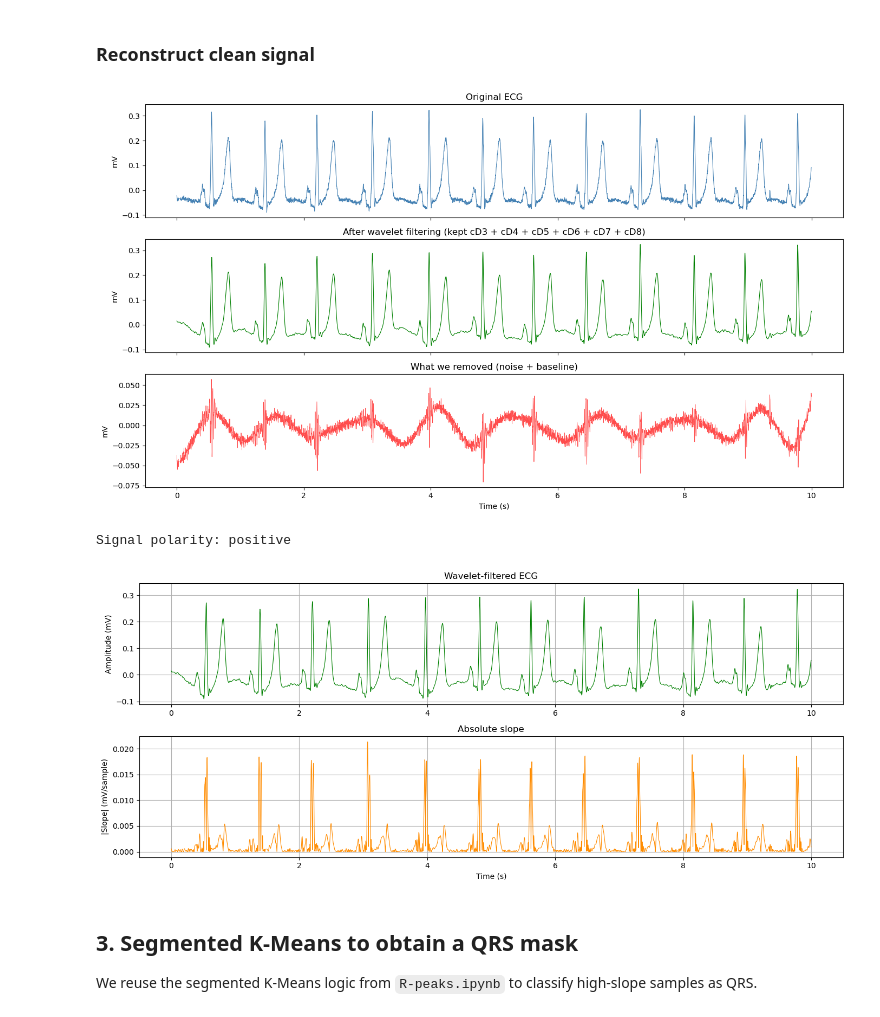
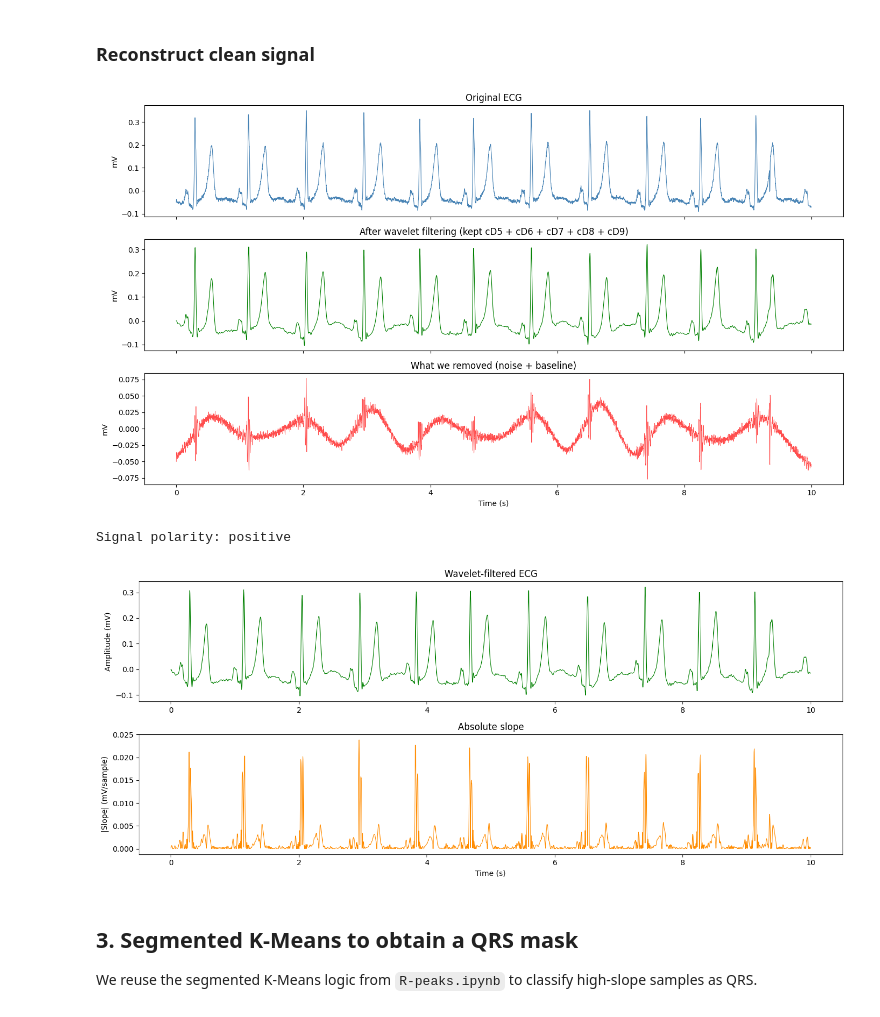
Before and after one commit to iomullony/R-Peaks, a Jupyter notebook: ECGRDVQ R-peaks.ipynb, the cells around one changed output. Drawn from its saved outputs; the diff is of its cells as text; code cells hidden in the pictures.

```diff
--- a/ECGRDVQ R-peaks.ipynb
+++ b/ECGRDVQ R-peaks.ipynb
@@ -23,7 +23,7 @@ def load_ecgrdvq_record(drug_name: str = "Ranolazine"):
     print(available_drugs)
 
     # Filter by drug and take the first available record
-    record_row = clinical_df[clinical_df["EXTRT"] == drug_name].iloc[0]
+    record_row = clinical_df[clinical_df["EXTRT"] == drug_name].iloc[1]
 
     subject_id = str(int(record_row["RANDID"]))  # Subject folder name
     record_id = record_row["EGREFID"]            # WFDB record name (without extension)
@@ -51,7 +51,7 @@ def load_ecgrdvq_record(drug_name: str = "Ranolazine"):
 
 
 # Load one example record
-ecg, fs, record, info = load_ecgrdvq_record("Quinidine Sulph")
+ecg, fs, record, info = load_ecgrdvq_record("Ranolazine")
 duration_sec = len(ecg) / fs
 print(f"Duration: {duration_sec} seconds")
 # %% [output]
@@ -196,7 +196,7 @@ axes[0].set_title('Original ECG')
 axes[0].set_ylabel('mV')
 
 axes[1].plot(seg_time, clean_signal, 'green', linewidth=0.8)
-axes[1].set_title('After wavelet filtering (kept cD3 + cD4 + cD5 + cD6 + cD7 + cD8)')
+axes[1].set_title('After wavelet filtering (kept cD5 + cD6 + cD7 + cD8 + cD9)')
 axes[1].set_ylabel('mV')
 
 axes[2].plot(seg_time, ecg - clean_signal, 'red', linewidth=0.6, alpha=0.7)
@@ -207,37 +207,35 @@ axes[2].set_xlabel('Time (s)')
 plt.tight_layout()
 plt.show()
 # %% [output]
-[figure, old version]
+[figure, new version]
 # %%
 # Polarity detection
 ref = clean_signal[:int(10 * fs)]
 polarity = 1 if np.max(ref) >= np.abs(np.min(ref)) else -1
 clean_signal = clean_signal * polarity               # flip if inverted
 
 print(f"Signal polarity: {'positive' if polarity == 1 else 'negative'}")
 
 # Absolute slope
 abs_slope = np.abs(np.gradient(clean_signal))
 
 # Visualise on the first 10 seconds
 plt.figure(figsize=(14, 6))
 plt.subplot(2, 1, 1)
 plt.plot(t, clean_signal, 'green', linewidth=0.8)
 plt.title('Wavelet-filtered ECG')
 plt.ylabel('Amplitude (mV)')
-plt.grid(True)
 
 plt.subplot(2, 1, 2)
 plt.plot(t, abs_slope[:show_samples], color='darkorange', linewidth=0.8)
 plt.xlabel("Time (s)")
 plt.ylabel('|Slope| (mV/sample)')
 plt.title('Absolute slope')
-plt.grid(True)
 plt.tight_layout()
 plt.show()
 # %% [output]
 Signal polarity: positive
-[figure, old version]
+[figure, new version]
 # %% [markdown]
 ## 3. Segmented K-Means to obtain a QRS mask
 
```
Also changed, not shown: parts of 10 cells of this notebook, 6 other files.
